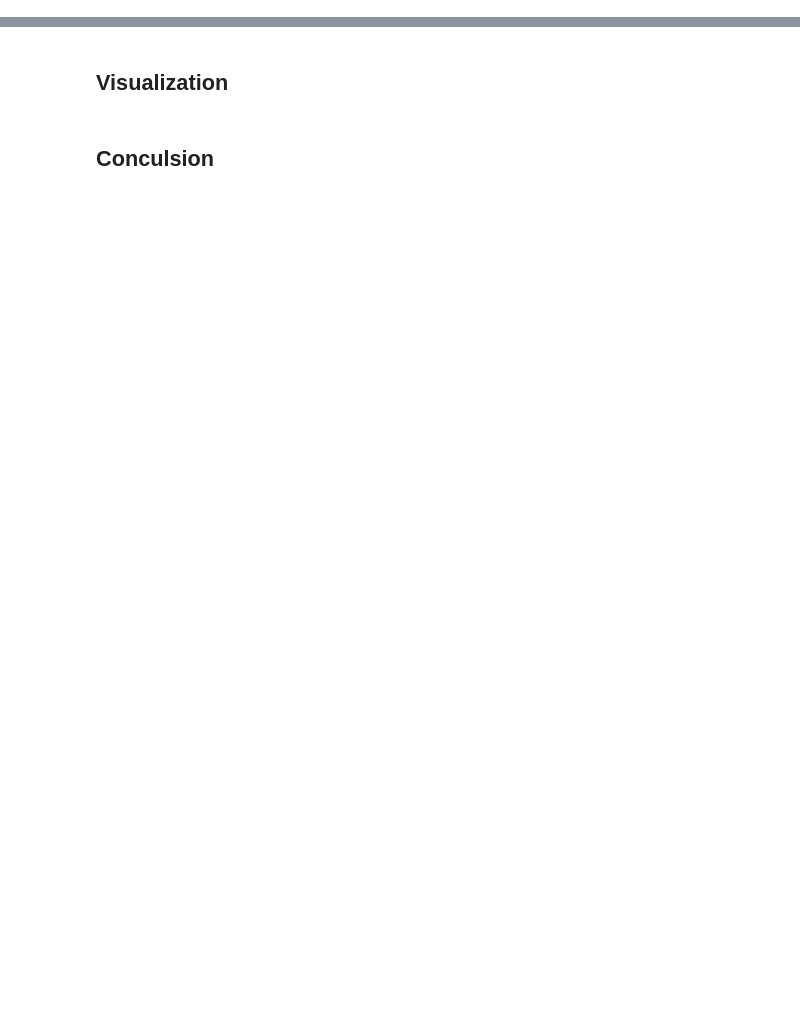
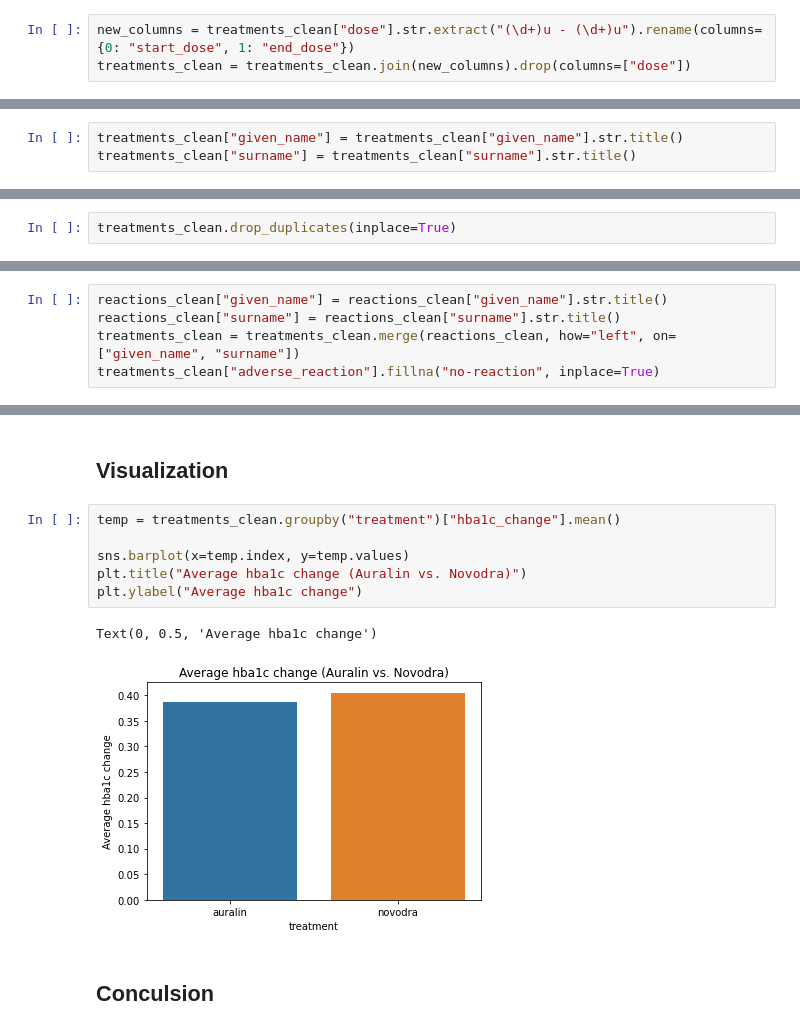
Before and after one commit to OmarInCS/data-analysis-visulization-python, a Jupyter notebook: week4/day3&4/lesson-13-full-case-study.ipynb, the cells around one changed output, grey strips where cells are left out. Drawn from its saved outputs; the diff is of its cells as text; blank space fills up the shorter version.

```diff
--- a/week4/day3&4/lesson-13-full-case-study.ipynb
+++ b/week4/day3&4/lesson-13-full-case-study.ipynb
@@ -409,0 +453,3 @@ Name: bmi, dtype: float64
+# %%
+new_columns = treatments_clean["dose"].str.extract("(\d+)u - (\d+)u").rename(columns={0: "start_dose", 1: "end_dose"})
+treatments_clean = treatments_clean.join(new_columns).drop(columns=["dose"])
@@ -409,0 +472,3 @@ Name: bmi, dtype: float64
+# %%
+treatments_clean["given_name"] = treatments_clean["given_name"].str.title()
+treatments_clean["surname"] = treatments_clean["surname"].str.title()
@@ -409,0 +491,2 @@ Name: bmi, dtype: float64
+# %%
+treatments_clean.drop_duplicates(inplace=True)
@@ -409,0 +505,5 @@ Name: bmi, dtype: float64
+# %%
+reactions_clean["given_name"] = reactions_clean["given_name"].str.title()
+reactions_clean["surname"] = reactions_clean["surname"].str.title()
+treatments_clean = treatments_clean.merge(reactions_clean, how="left", on=["given_name", "surname"])
+treatments_clean["adverse_reaction"].fillna("no-reaction", inplace=True)
@@ -410,4 +528,13 @@ Name: bmi, dtype: float64
 # %% [markdown]
 ## Visualization
+# %%
+temp = treatments_clean.groupby("treatment")["hba1c_change"].mean()
+
+sns.barplot(x=temp.index, y=temp.values)
+plt.title("Average hba1c change (Auralin vs. Novodra)")
+plt.ylabel("Average hba1c change")
+# %% [output]
+Text(0, 0.5, 'Average hba1c change')
+[figure, added]
 # %% [markdown]
 ## Conculsion
```
Also changed, not shown: parts of 29 cells of this notebook.
